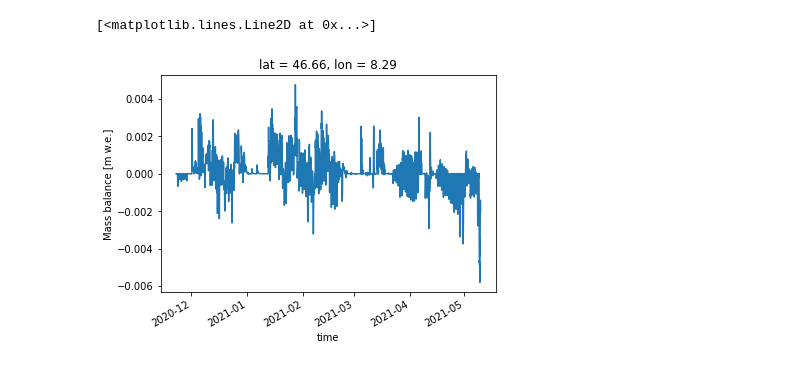
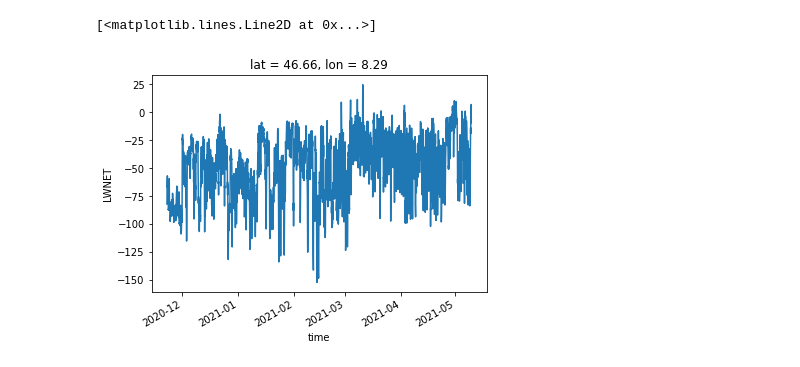
Before and after one commit to cryotools/cosipy, a Jupyter notebook: postprocessing/icestupa_plots/ds_analysis.ipynb, the cells around one changed output. Drawn from its saved outputs; the diff is of its cells as text; code cells hidden in the pictures.

```diff
--- a/postprocessing/icestupa_plots/ds_analysis.ipynb
+++ b/postprocessing/icestupa_plots/ds_analysis.ipynb
@@ -29,5 +29,3 @@ Data variables:
     sigma:                                      5.67e-08
     zero_temperature:                           273.16
     Surface_emission_coeff:                     0.99
-# %%
-ds["FMB"] = ds["DISF"] + ds["RRR"]/1000 - ds["Q"]
@@ -34,5 +48,6 @@ ds["FMB"] = ds["DISF"] + ds["RRR"]/1000 - ds["Q"]
 # %%
-ds.MB.plot()
+ds['LWNET'] = ds['LWin'] + ds['LWout']
+ds.LWNET.plot()
 # %% [output]
 [<matplotlib.lines.Line2D at 0x...>]
-[figure, old version]
+[figure, new version]
```
Also changed, not shown: parts of 16 cells of this notebook, 12 other files.
